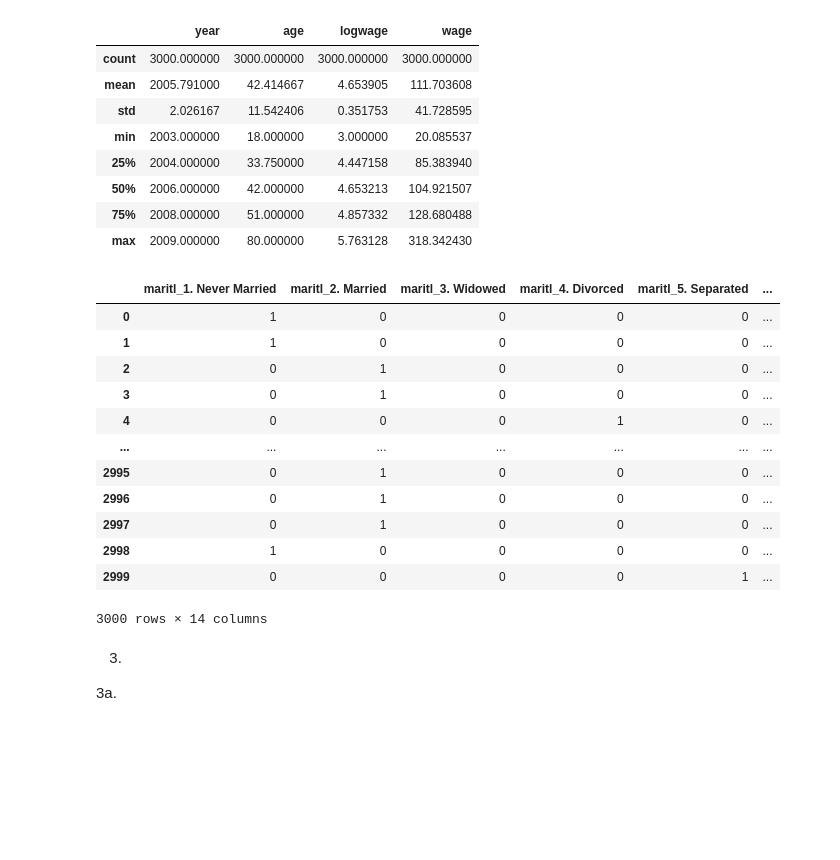
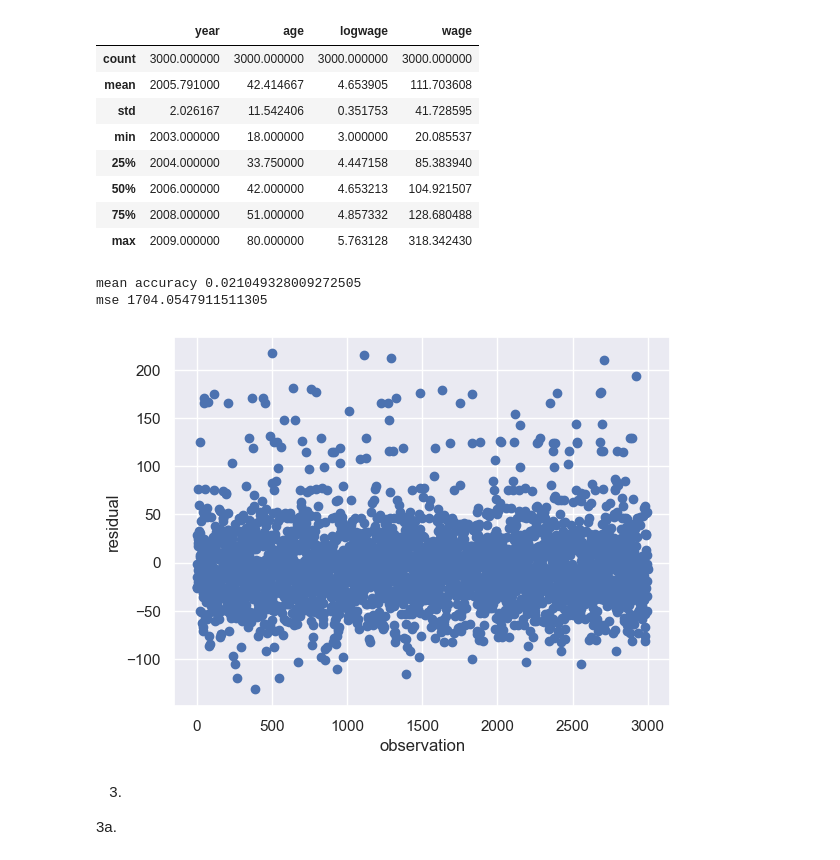
Before and after one commit to bhnord/CS4342, a Jupyter notebook: Assignment 5 Code/Assignment5.ipynb, the cells around one changed output. Saved outputs shown, nothing was run; the diff lists cells and outputs as text; code cells hidden in the pictures; blank space fills up the shorter version.

```diff
--- a/Assignment 5 Code/Assignment5.ipynb
+++ b/Assignment 5 Code/Assignment5.ipynb
@@ -132,24 +244,28 @@ Name: sex, dtype: int64
 | 50% | 2006.000000 | 42.000000 | 4.653213 | 104.921507 |
 | 75% | 2008.000000 | 51.000000 | 4.857332 | 128.680488 |
 | max | 2009.000000 | 80.000000 | 5.763128 | 318.342430 |
-# %%
-X = df[['maritl', 'race', 'health', 'jobclass', 'sex']]
-X = pd.get_dummies(data=X, drop_first=False)
-X
-# %% [output]
-|  | maritl_1. Never Married | maritl_2. Married | maritl_3. Widowed | maritl_4. Divorced | maritl_5. Separated | ... |
-| 0 | 1 | 0 | 0 | 0 | 0 | ... |
-| 1 | 1 | 0 | 0 | 0 | 0 | ... |
-| 2 | 0 | 1 | 0 | 0 | 0 | ... |
-| 3 | 0 | 1 | 0 | 0 | 0 | ... |
-| 4 | 0 | 0 | 0 | 1 | 0 | ... |
-| ... | ... | ... | ... | ... | ... | ... |
-| 2995 | 0 | 1 | 0 | 0 | 0 | ... |
-| 2996 | 0 | 1 | 0 | 0 | 0 | ... |
-| 2997 | 0 | 1 | 0 | 0 | 0 | ... |
-| 2998 | 1 | 0 | 0 | 0 | 0 | ... |
-| 2999 | 0 | 0 | 0 | 0 | 1 | ... |
-3000 rows × 14 columns
+# %%
+X = df[['maritl', 'race', 'health', 'jobclass', 'sex']]
+X = pd.get_dummies(data=X)
+y = df['wage']
+
+knn = KNeighborsRegressor(n_neighbors=5)
+knn.fit(X, y)
+ypred = knn.predict(X)
+score = knn.score(X, y)
+print("mean accuracy", score) #mean accuracy
+print("mse", mean_squared_error(y, ypred))
+ypred = pd.DataFrame(ypred, columns = ['pred'])
+ypred['y'] = y
+# print(ypred.to_string())
+plt.scatter(ypred.index, ypred.y-ypred['pred'])
+plt.xlabel("observation")
+plt.ylabel("residual")
+plt.show()
+# %% [output]
+mean accuracy 0.021049328009272505
+mse 1704.0547911511305
+[figure, added]
 # %% [markdown]
 3.
 3a.
```
Also changed, not shown: parts of 16 cells of this notebook.
